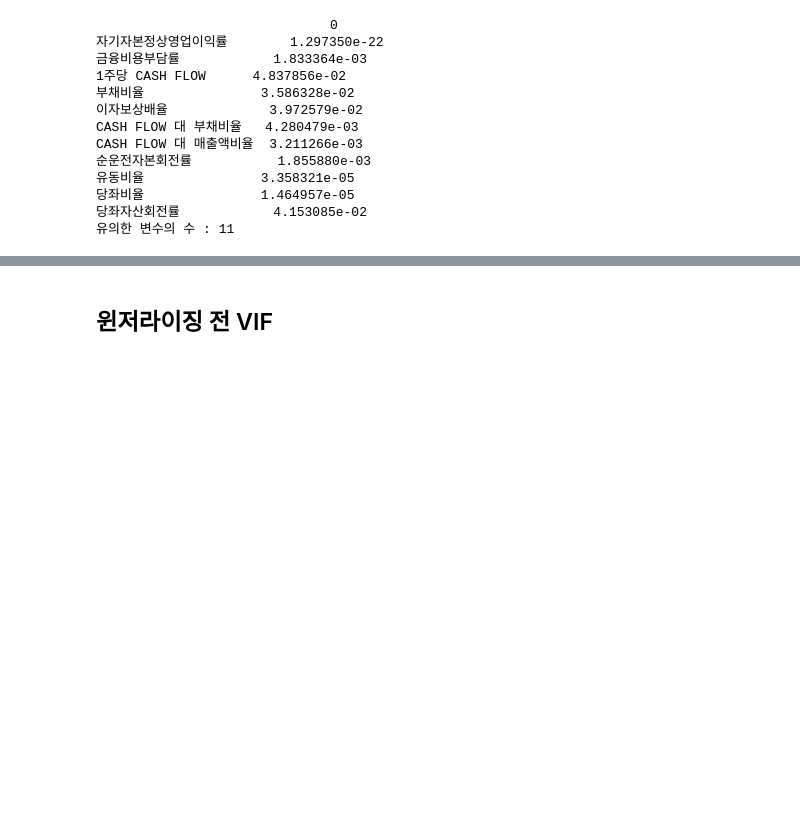
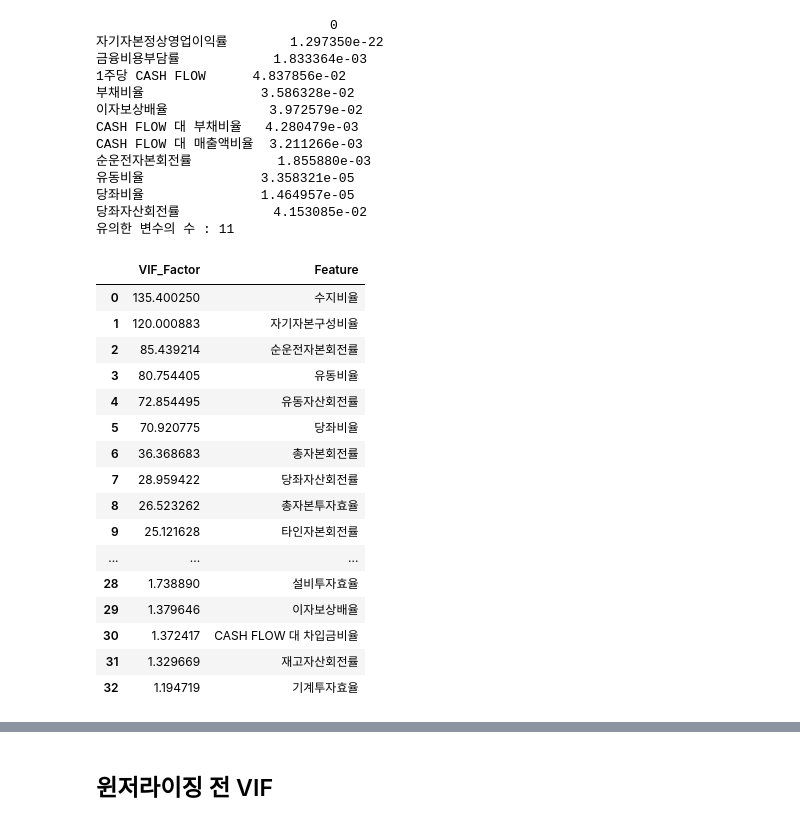
Before and after one commit to jkim0313/project2_quaero, a Jupyter notebook: 정규성검정/winsorized_normality_test.ipynb, the cells around one changed output, grey strips where cells are left out. Drawn from its saved outputs; the diff is of its cells as text; code cells hidden in the pictures; blank space fills up the shorter version.

```diff
--- a/정규성검정/winsorized_normality_test.ipynb
+++ b/정규성검정/winsorized_normality_test.ipynb
@@ -531,6 +531,24 @@ def feature_engineering_XbyVIF(df_cols):
     return vif
 # %%
 # 4-2) VIf 데이터프레임 확인
-feature_vif = feature_engineering_XbyVIF(df_wins_sig.iloc[:,:-1])
+feature_vif = feature_engineering_XbyVIF(df_wins_sig.iloc[:, 10:])
 feature_vif_df = pd.DataFrame(feature_vif)
 feature_vif_df.sort_values('VIF_Factor', ascending=False).reset_index(drop=True)
+# %% [output]
+|  | VIF_Factor | Feature |
+| 0 | 135.400250 | 수지비율 |
+| 1 | 120.000883 | 자기자본구성비율 |
+| 2 | 85.439214 | 순운전자본회전률 |
+| 3 | 80.754405 | 유동비율 |
+| 4 | 72.854495 | 유동자산회전률 |
+| 5 | 70.920775 | 당좌비율 |
+| 6 | 36.368683 | 총자본회전률 |
+| 7 | 28.959422 | 당좌자산회전률 |
+| 8 | 26.523262 | 총자본투자효율 |
+| 9 | 25.121628 | 타인자본회전률 |
+| ... | ... | ... |
+| 28 | 1.738890 | 설비투자효율 |
+| 29 | 1.379646 | 이자보상배율 |
+| 30 | 1.372417 | CASH FLOW 대 차입금비율 |
+| 31 | 1.329669 | 재고자산회전률 |
+| 32 | 1.194719 | 기계투자효율 |
```
Also changed, not shown: parts of 10 cells of this notebook.
